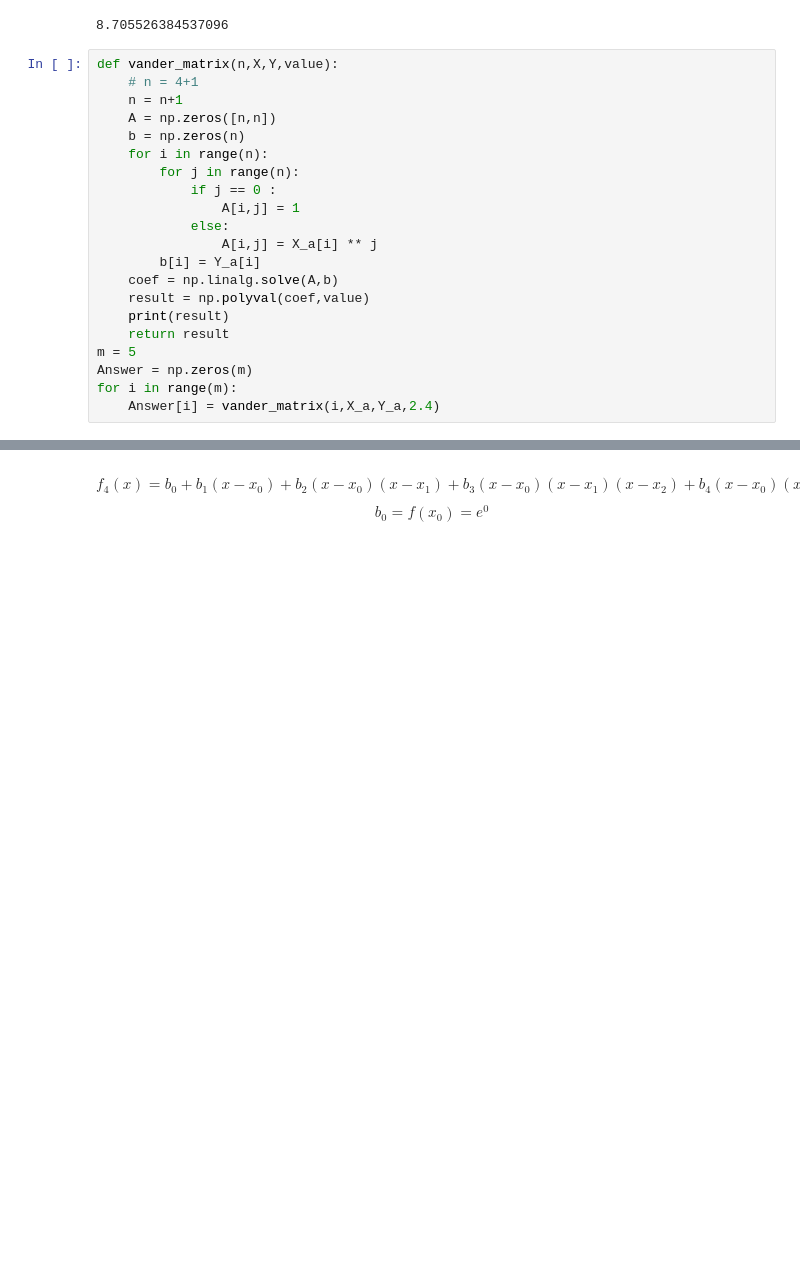
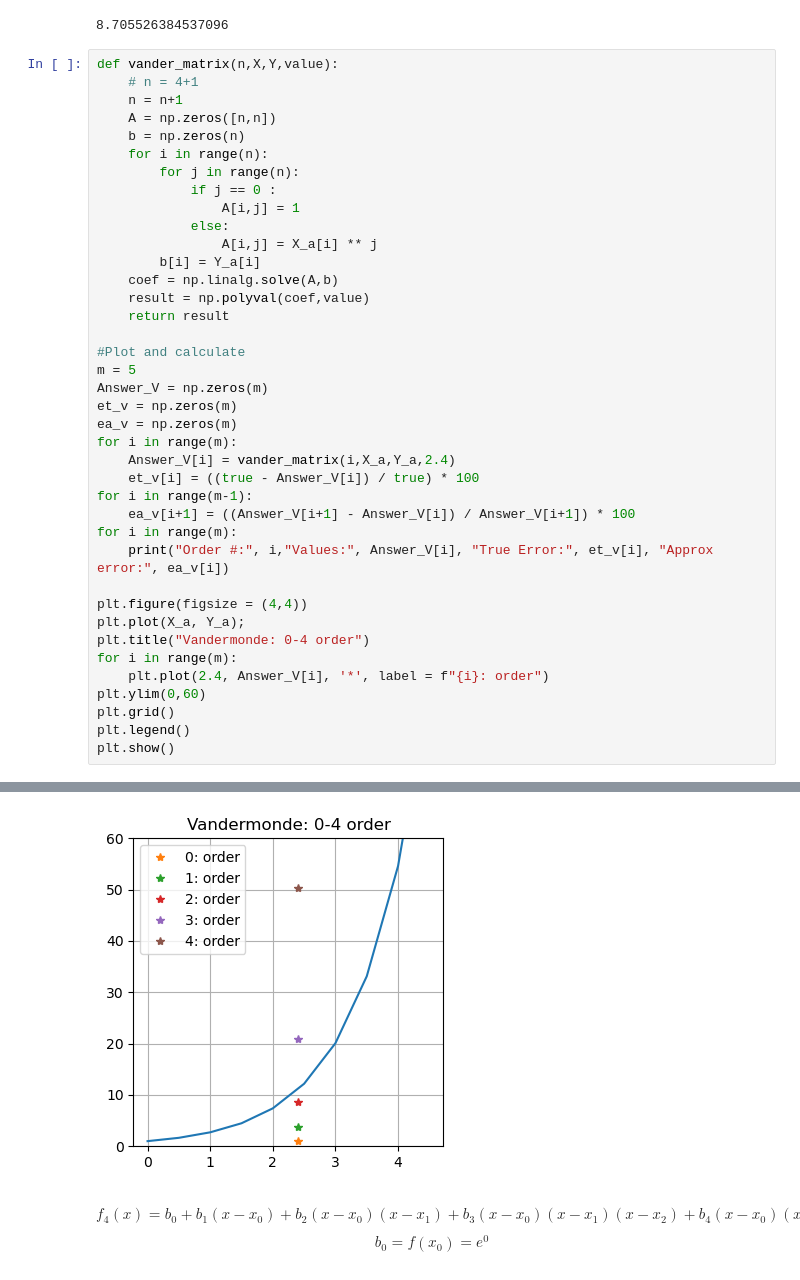
Before and after one commit to Ben-Corner/GOPH619_Labs, a Jupyter notebook: Lab1/619_Lab1.ipynb, the cells around one changed output, grey strips where cells are left out. Cells and saved outputs as stored; diff of their text form; blank space fills up the shorter version.

```diff
--- a/Lab1/619_Lab1.ipynb
+++ b/Lab1/619_Lab1.ipynb
@@ -229,10 +229,28 @@ def vander_matrix(n,X,Y,value):
         b[i] = Y_a[i]
     coef = np.linalg.solve(A,b)
     result = np.polyval(coef,value)
-    print(result)
     return result
+
+#Plot and calculate
 m = 5
-Answer = np.zeros(m)
+Answer_V = np.zeros(m)
+et_v = np.zeros(m)
+ea_v = np.zeros(m)
 for i in range(m):
-    Answer[i] = vander_matrix(i,X_a,Y_a,2.4)
+    Answer_V[i] = vander_matrix(i,X_a,Y_a,2.4)
+    et_v[i] = ((true - Answer_V[i]) / true) * 100
+for i in range(m-1):
+    ea_v[i+1] = ((Answer_V[i+1] - Answer_V[i]) / Answer_V[i+1]) * 100
+for i in range(m):
+    print("Order #:", i,"Values:", Answer_V[i], "True Error:", et_v[i], "Approx error:", ea_v[i])
+
+plt.figure(figsize = (4,4))
+plt.plot(X_a, Y_a);
+plt.title("Vandermonde: 0-4 order")
+for i in range(m):
+    plt.plot(2.4, Answer_V[i], '*', label = f"{i}: order")
+plt.ylim(0,60)
+plt.grid()
+plt.legend()
+plt.show()
 # %% [output]
@@ -244,3 +262,4 @@ for i in range(m):
+[figure, added]
 # %% [markdown]
 $$f_{4}(x) = b_{0} + b_{1}(x-x_{0}) + b_{2}(x-x_{0})(x-x_{1}) + b_{3}(x-x_{0})(x-x_{1})(x-x_{2}) + b_{4}(x-x_{0})(x-x_{1})(x-x_{2})(x-x_{3}) $$
 
```
Also changed, not shown: parts of 7 cells of this notebook.
